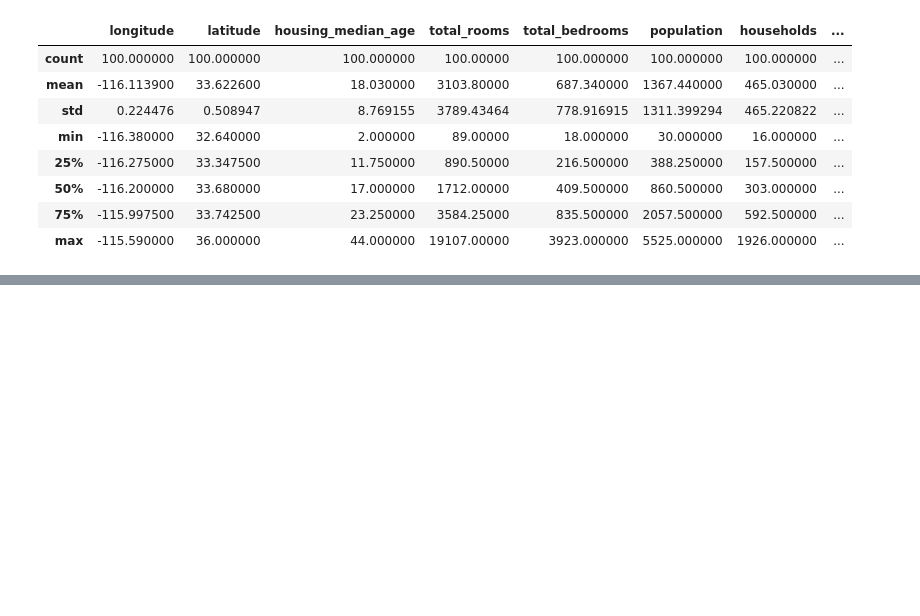
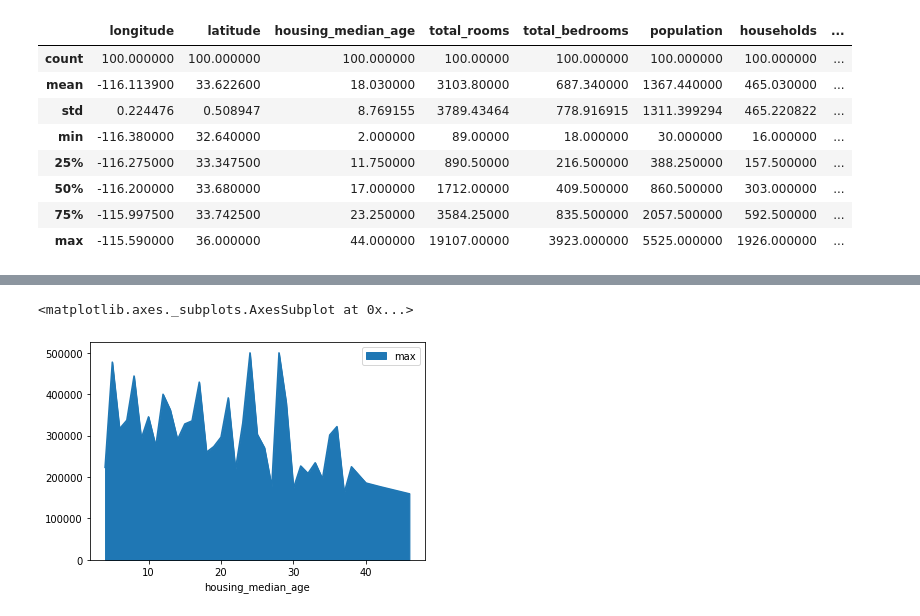
Before and after one commit to DerinOgrenme2021/KadirAtalay, a Jupyter notebook: Pandas.ipynb, the cells around one changed output, grey strips where cells are left out. Saved outputs shown, nothing was run; the diff lists cells and outputs as text; code cells hidden in the pictures; blank space fills up the shorter version.

```diff
--- a/Pandas.ipynb
+++ b/Pandas.ipynb
@@ -158,0 +229,6 @@ ParserError: ignored
+# %%
+df_agg_pltarea =df_agg["median_house_value"].plot.area()
+df_agg_pltarea
+# %% [output]
+<matplotlib.axes._subplots.AxesSubplot at 0x...>
+[figure, added]
```
Also changed, not shown: parts of 8 cells of this notebook.
